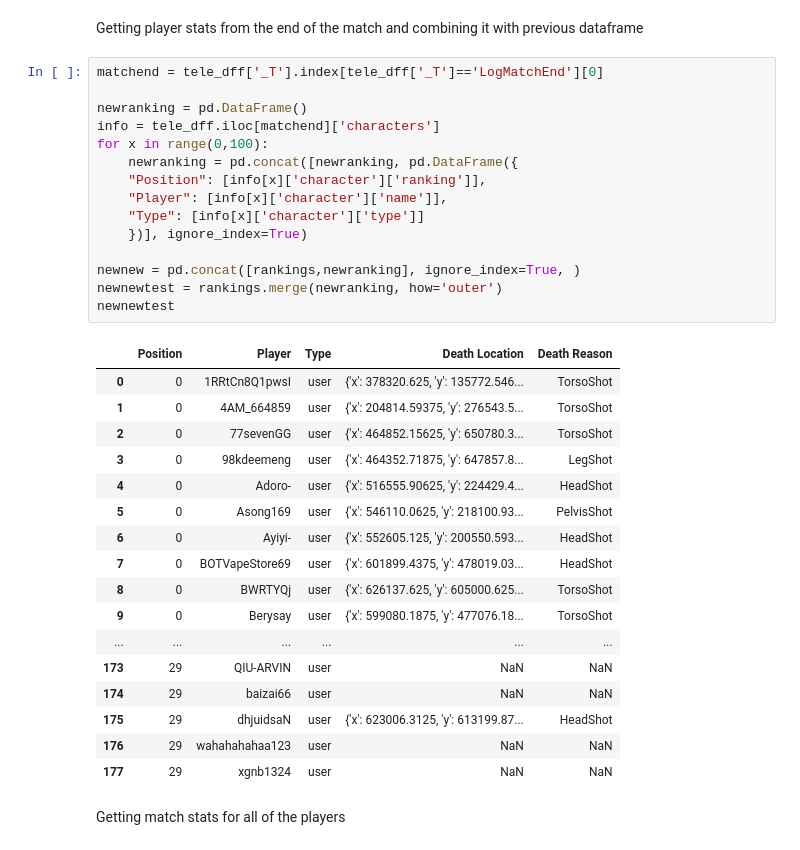
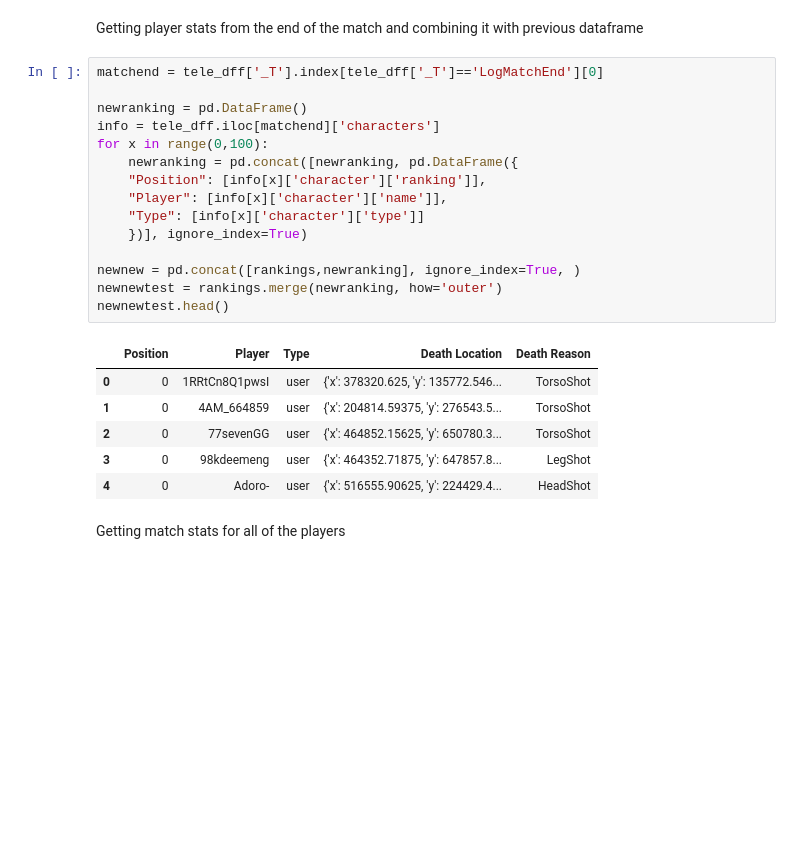
Before and after one commit to bmyers59/dataInEMAT, a Jupyter notebook: Brandon Myers Final Report.ipynb, the cells around one changed output. Cells and saved outputs as stored; diff of their text form; blank space fills up the shorter version.

```diff
--- a/Brandon Myers Final Report.ipynb
+++ b/Brandon Myers Final Report.ipynb
@@ -353,36 +296,25 @@ Getting player stats from the end of the match and combining it with previous da
 # %%
 matchend = tele_dff['_T'].index[tele_dff['_T']=='LogMatchEnd'][0]
 
 newranking = pd.DataFrame()
 info = tele_dff.iloc[matchend]['characters']
 for x in range(0,100):
     newranking = pd.concat([newranking, pd.DataFrame({
     "Position": [info[x]['character']['ranking']],
     "Player": [info[x]['character']['name']],
     "Type": [info[x]['character']['type']]
     })], ignore_index=True)
 
 newnew = pd.concat([rankings,newranking], ignore_index=True, )
 newnewtest = rankings.merge(newranking, how='outer')
-newnewtest
+newnewtest.head()
 # %% [output]
 |  | Position | Player | Type | Death Location | Death Reason |
 | 0 | 0 | 1RRtCn8Q1pwsI | user | {'x': 378320.625, 'y': 135772.546... | TorsoShot |
 | 1 | 0 | 4AM_664859 | user | {'x': 204814.59375, 'y': 276543.5... | TorsoShot |
 | 2 | 0 | 77sevenGG | user | {'x': 464852.15625, 'y': 650780.3... | TorsoShot |
 | 3 | 0 | 98kdeemeng | user | {'x': 464352.71875, 'y': 647857.8... | LegShot |
 | 4 | 0 | Adoro- | user | {'x': 516555.90625, 'y': 224429.4... | HeadShot |
-| 5 | 0 | Asong169 | user | {'x': 546110.0625, 'y': 218100.93... | PelvisShot |
-| 6 | 0 | Ayiyi- | user | {'x': 552605.125, 'y': 200550.593... | HeadShot |
-| 7 | 0 | BOTVapeStore69 | user | {'x': 601899.4375, 'y': 478019.03... | HeadShot |
-| 8 | 0 | BWRTYQj | user | {'x': 626137.625, 'y': 605000.625... | TorsoShot |
-| 9 | 0 | Berysay | user | {'x': 599080.1875, 'y': 477076.18... | TorsoShot |
-| ... | ... | ... | ... | ... | ... |
-| 173 | 29 | QIU-ARVIN | user | NaN | NaN |
-| 174 | 29 | baizai66 | user | NaN | NaN |
-| 175 | 29 | dhjuidsaN | user | {'x': 623006.3125, 'y': 613199.87... | HeadShot |
-| 176 | 29 | wahahahahaa123 | user | NaN | NaN |
-| 177 | 29 | xgnb1324 | user | NaN | NaN |
 # %% [markdown]
 Getting match stats for all of the players
 # %%
```
Also changed, not shown: parts of 5 cells of this notebook.
